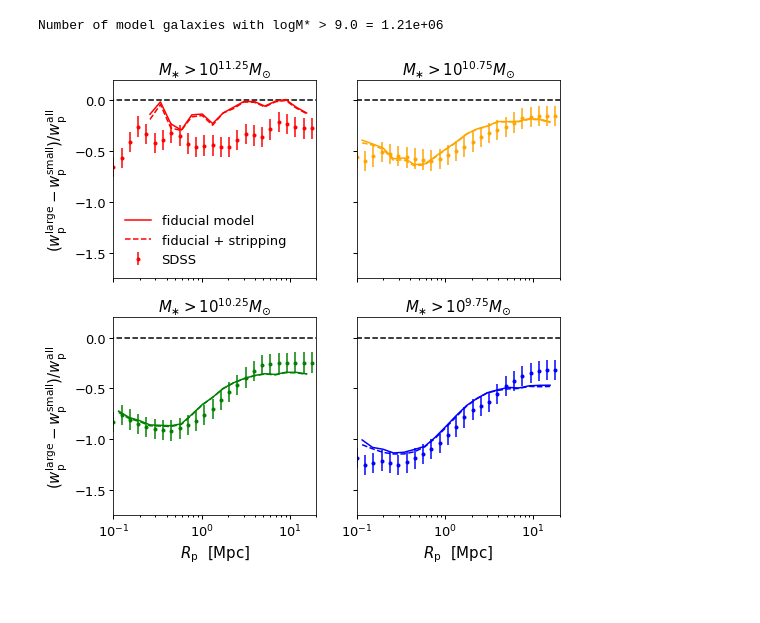
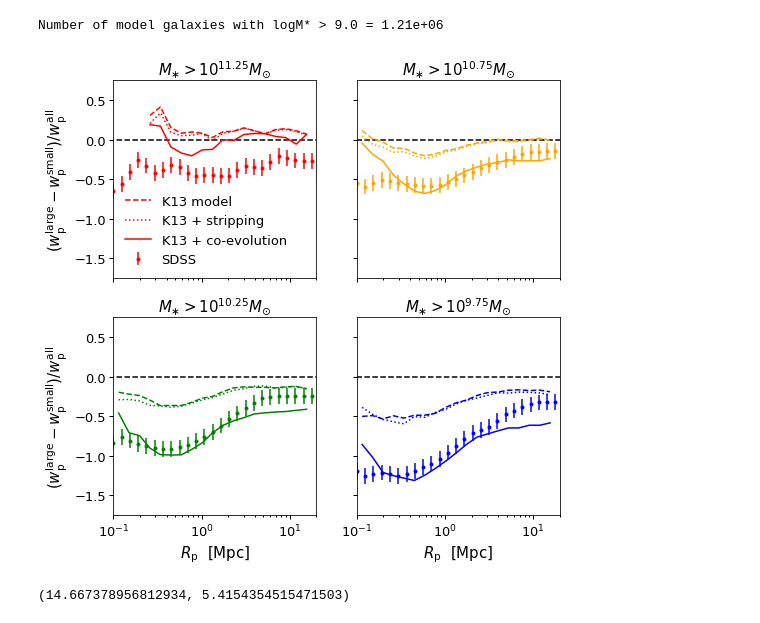
Before and after one commit to aphearin/galsize_models, a Jupyter notebook: notebooks/stripping_dev.ipynb, the cells around one changed output. Saved outputs shown, nothing was run; the diff lists cells and outputs as text; code cells hidden in the pictures.

Commit message:
Added updated notebook that shows co-evolution model and stripping model

```diff
--- a/notebooks/stripping_dev.ipynb
+++ b/notebooks/stripping_dev.ipynb
@@ -58,7 +58,7 @@ mock['r50_median'] = np.interp(np.log10(mock['mstar']),
                               logsm_mids, median_rhalf_mock)
 
 from galsize_models.measurements import single_component_ratios
-result = single_component_ratios(mock, num_gals_max=int(5e5))
+result = single_component_ratios(mock, num_gals_max=int(2e5))
 rp_mids, fracdiff_sm9p75_mock, fracdiff_sm10p25_mock, \
 fracdiff_sm10p75_mock, fracdiff_sm11p25_mock = result
 # %%
@@ -71,9 +71,25 @@ median_rhalf_mock, __, __ = binned_statistic(
 mock['r50_median'] = np.interp(np.log10(mock['mstar']),
                               logsm_mids, median_rhalf_mock)
 
-result = single_component_ratios(mock, num_gals_max=int(5e5))
+result = single_component_ratios(mock, num_gals_max=int(2e5))
 rp_mids, fracdiff_sm9p75_mock_stripping, fracdiff_sm10p25_mock_stripping, \
 fracdiff_sm10p75_mock_stripping, fracdiff_sm11p25_mock_stripping = result
+# %%
+mock['r50'] = component_size_vs_rhalo(rvir,
+                        normalization_all, alpha_all,
+                        scatter=scatter_all, seed=size_seed,
+                        uran=1-mock['vmax_at_mpeak_percentile'])
+
+median_rhalf_mock, __, __ = binned_statistic(
+        np.log10(mock['mstar']), mock['r50'], bins=logsm_bins)
+
+mock['r50_median'] = np.interp(np.log10(mock['mstar']),
+                              logsm_mids, median_rhalf_mock)
+
+from galsize_models.measurements import single_component_ratios
+result = single_component_ratios(mock, num_gals_max=int(2e5))
+rp_mids, fracdiff_sm9p75_mock2, fracdiff_sm10p25_mock2, \
+fracdiff_sm10p75_mock2, fracdiff_sm11p25_mock2 = result
 # %%
 import os
 repo_dirname = "/Users/aphearin/work/repositories/python/galsize_models"
@@ -122,43 +138,48 @@ fig, ((ax1, ax2), (ax3, ax4)) = plt.subplots(2, 2, sharex=True, sharey=True,
 axes = ax1, ax2, ax3, ax4
 
 for ax in axes:
-    ylim = ax.set_ylim(-1.75, 0.2)
+    ylim = ax.set_ylim(-1.75, 0.75)
     xlim = ax.set_xlim(0.1, 20)
     xscale = ax.set_xscale('log')
     __=ax.plot(np.logspace(-2, 2, 100), np.zeros(100), '--', color='k')
 
 
 __=ax1.errorbar(rp, fracdiff_sm11p25_smbell, 0.1, fmt='.', color='red', label='SDSS')
 __=ax2.errorbar(rp, fracdiff_sm10p75_smbell, 0.1, fmt='.', color='orange')
 __=ax3.errorbar(rp, fracdiff_sm10p25_smbell, 0.1, fmt='.', color='green')
 __=ax4.errorbar(rp, fracdiff_sm9p75_smbell, 0.1, fmt='.', color='blue')
 
+__=ax1.plot(rp_mids[3:], fracdiff_sm11p25_mock[3:],'--', color='red',
+            label=r'K13 model')
+__=ax2.plot(rp_mids, fracdiff_sm10p75_mock, '--', color='orange')
+__=ax3.plot(rp_mids, fracdiff_sm10p25_mock,'--', color='green')
+__=ax4.plot(rp_mids, fracdiff_sm9p75_mock,'--', color='blue')
 
-__=ax1.plot(rp_mids[3:], fracdiff_sm11p25_mock[3:], color='red',
-            label=r'fiducial model')
-__=ax2.plot(rp_mids, fracdiff_sm10p75_mock, color='orange')
-__=ax3.plot(rp_mids, fracdiff_sm10p25_mock, color='green')
-__=ax4.plot(rp_mids, fracdiff_sm9p75_mock, color='blue')
+__=ax1.plot(rp_mids[3:], fracdiff_sm11p25_mock_stripping[3:], ':', color='red',
+            label=r'K13 + stripping')
+__=ax2.plot(rp_mids, fracdiff_sm10p75_mock_stripping, ':', color='orange')
+__=ax3.plot(rp_mids, fracdiff_sm10p25_mock_stripping, ':', color='green')
+__=ax4.plot(rp_mids, fracdiff_sm9p75_mock_stripping,':', color='blue')
 
-__=ax1.plot(rp_mids[3:], fracdiff_sm11p25_mock_stripping[3:], '--', color='red',
-            label=r'fiducial + stripping')
-__=ax2.plot(rp_mids, fracdiff_sm10p75_mock_stripping, '--', color='orange')
-__=ax3.plot(rp_mids, fracdiff_sm10p25_mock_stripping, '--', color='green')
-__=ax4.plot(rp_mids, fracdiff_sm9p75_mock_stripping,'--', color='blue')
+__=ax1.plot(rp_mids[3:], fracdiff_sm11p25_mock2[3:], color='red',
+            label=r'K13 + co-evolution')
+__=ax2.plot(rp_mids, fracdiff_sm10p75_mock2, color='orange')
+__=ax3.plot(rp_mids, fracdiff_sm10p25_mock2, color='green')
+__=ax4.plot(rp_mids, fracdiff_sm9p75_mock2, color='blue')
 
 __=ax1.set_title(r'$M_{\ast} > 10^{11.25}M_{\odot}$')
 __=ax2.set_title(r'$M_{\ast} > 10^{10.75}M_{\odot}$')
 __=ax3.set_title(r'$M_{\ast} > 10^{10.25}M_{\odot}$')
 __=ax4.set_title(r'$M_{\ast} > 10^{9.75}M_{\odot}$')
 
 ylabel1 = ax1.set_ylabel(r'$(w_{\rm p}^{\rm large} - w_{\rm p}^{\rm small}) / w_{\rm p}^{\rm all}$')
 ylabel3 = ax3.set_ylabel(r'$(w_{\rm p}^{\rm large} - w_{\rm p}^{\rm small}) / w_{\rm p}^{\rm all}$')
 xlabel3 = ax3.set_xlabel(r'$R_{\rm p}$  $[{\rm Mpc}]$')
 xlabel4 = ax4.set_xlabel(r'$R_{\rm p}$  $[{\rm Mpc}]$')
 
 leg1 = ax1.legend()
 
-figname = 'size_clustering_ratios_stripping_model_vs_sdss.pdf'
+figname = 'size_clustering_ratios_stripping_coevolution.pdf'
 fig.savefig(figname, bbox_extra_artists=[xlabel3, ylabel3], bbox_inches='tight')
 # %% [output]
-[figure, old version]
+[figure, new version]
@@ -164,0 +191,4 @@ fig.savefig(figname, bbox_extra_artists=[xlabel3, ylabel3], bbox_inches='tight')
+# %%
+sample['r50'][:1000].mean(), sample['r50'][-1000:].mean()
+# %% [output]
+(14.667378956812934, 5.4154354515471503)
```
Also changed, not shown: parts of 5 cells of this notebook, 1 other file.
